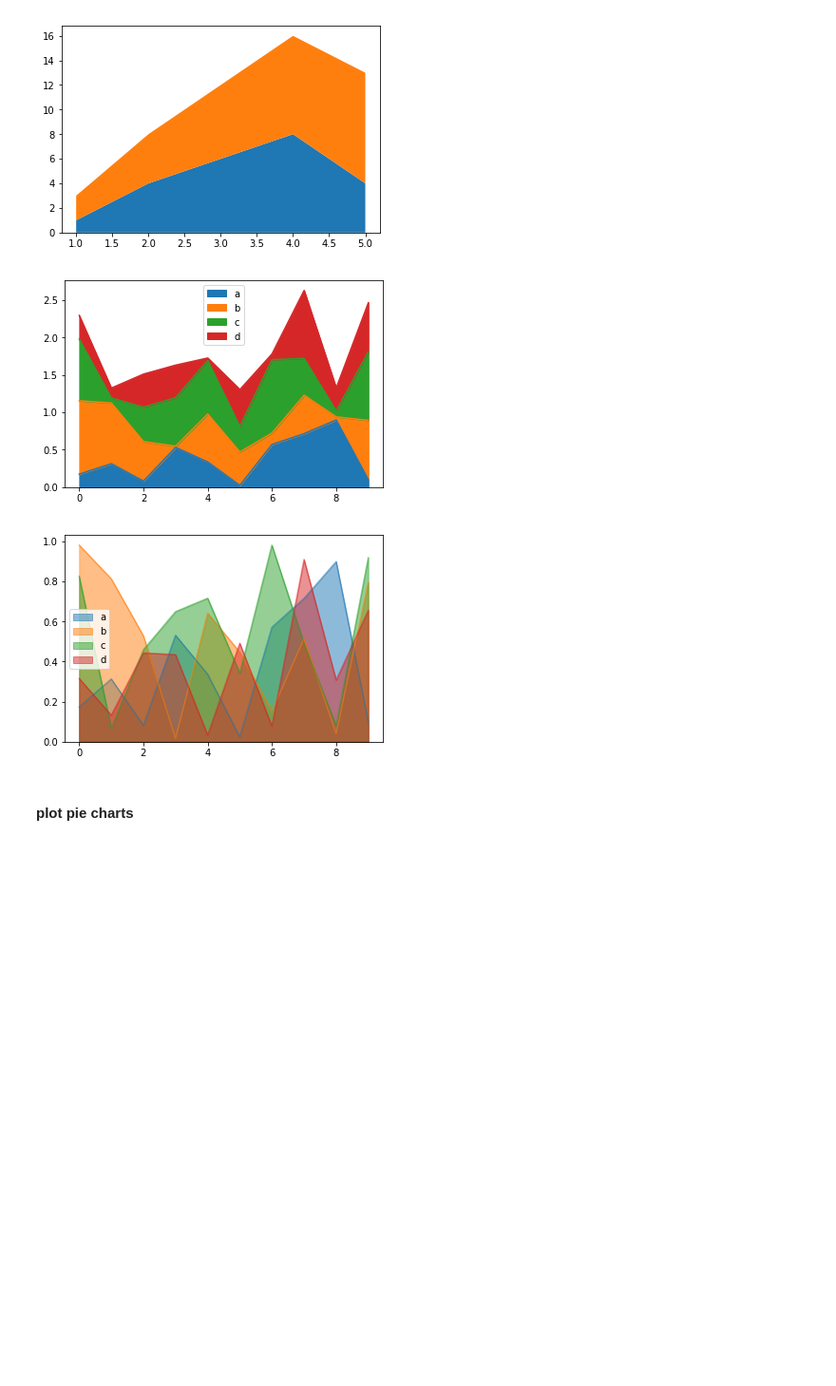
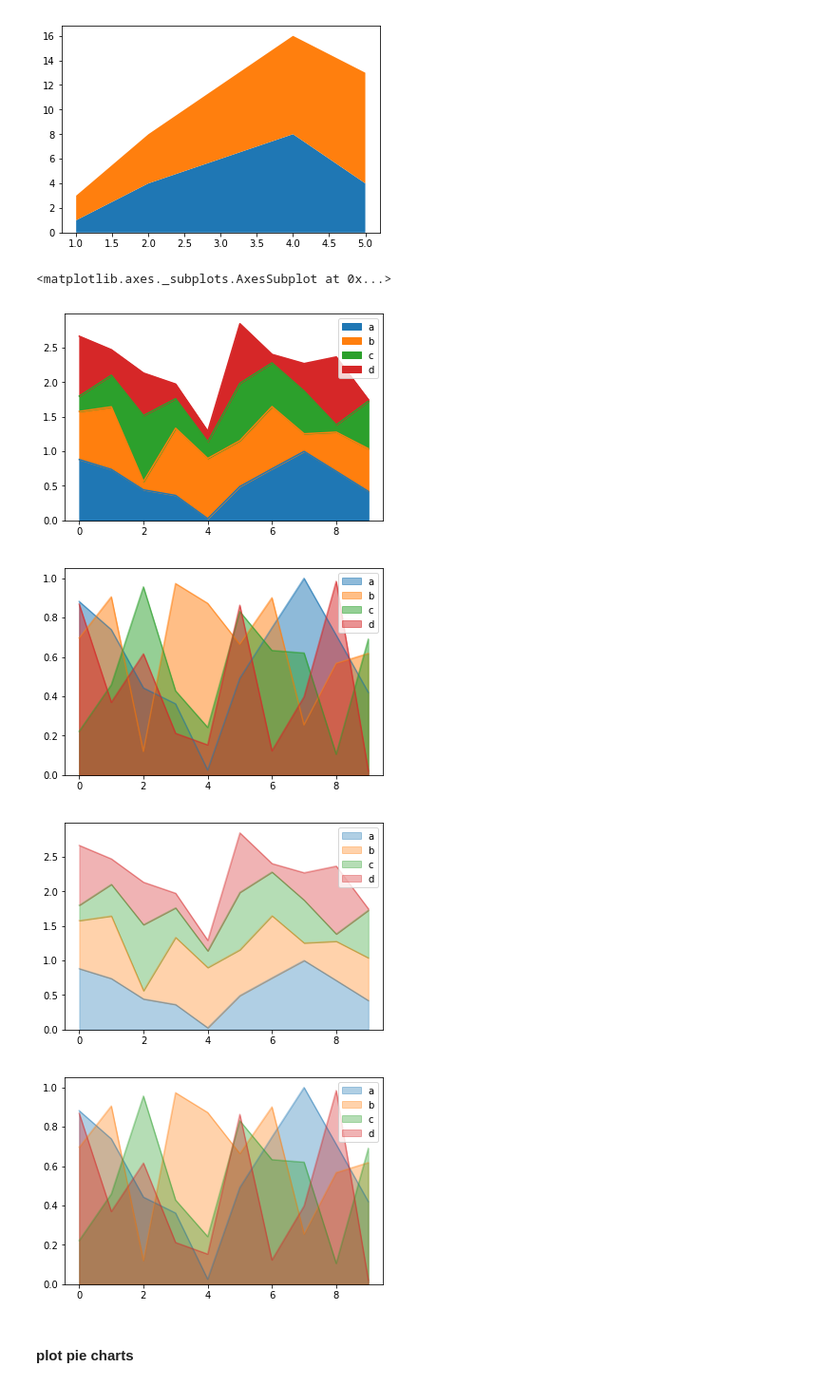
Before and after one commit to w26738/Notebook, a Jupyter notebook: data_analysis/matplotlib_101.ipynb, the cells around one changed output. Shown at 95% size. Saved outputs shown, nothing was run; the diff lists cells and outputs as text; code cells hidden in the pictures; blank space fills up the shorter version.

```diff
--- a/data_analysis/matplotlib_101.ipynb
+++ b/data_analysis/matplotlib_101.ipynb
@@ -98,10 +98,15 @@ plt.stackplot(x, y1, y2);
 # %%
 df = pd.DataFrame(np.random.rand(10, 4), columns=['a', 'b', 'c', 'd'])
 df.plot.area();
 df.plot.area(stacked=False);
+df.plot.area(alpha=0.35);
+df.plot.area(stacked=False, alpha=0.35)
 # %% [output]
+<matplotlib.axes._subplots.AxesSubplot at 0x...>
-[figure, old version]
+[figure, new version]
-[figure, old version]
+[figure, new version]
+[figure, added]
+[figure, added]
 # %% [markdown]
 #### plot pie charts
 # %%
```
Also changed, not shown: parts of 5 cells of this notebook.
